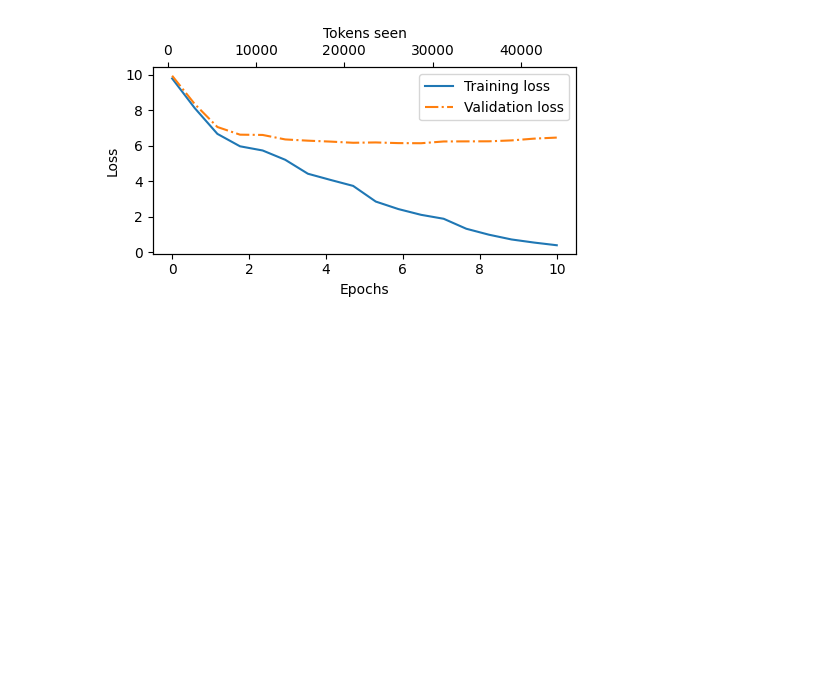
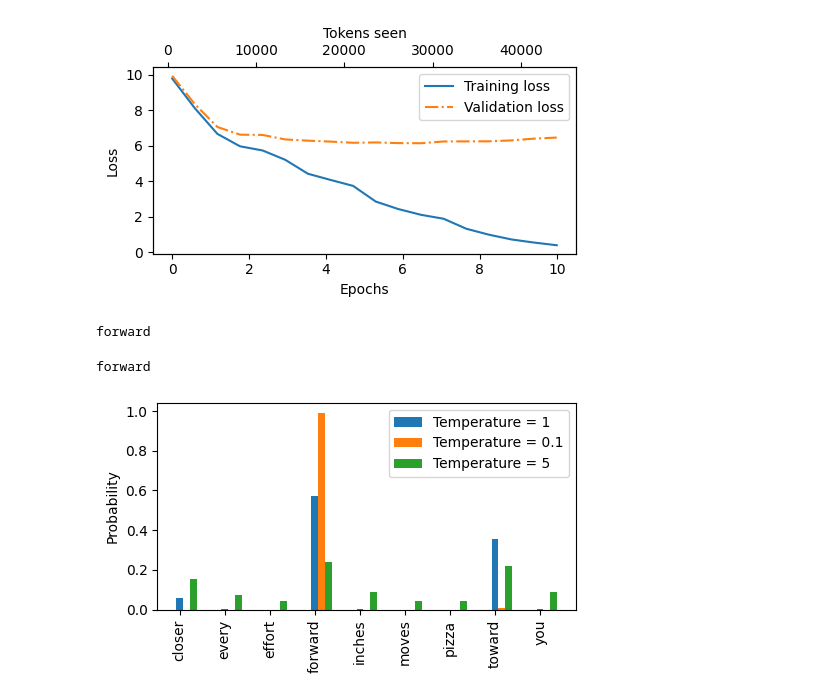
Before and after one commit to sseregit/build-a-large-language-model-challenge, a Jupyter notebook: section05/section05.ipynb, the cells around one changed output. Saved outputs shown, nothing was run; the diff lists cells and outputs as text; code cells hidden in the pictures; blank space fills up the shorter version.

```diff
--- a/section05/section05.ipynb
+++ b/section05/section05.ipynb
@@ -462,0 +477,34 @@ plot_losses(epochs_tensor, tokens_seen, train_losses, val_losses)
+# %%
+vocab = {
+    "closer": 0,
+    "every": 1,
+    "effort": 2,
+    "forward": 3,
+    "inches": 4,
+    "moves": 5,
+    "pizza": 6,
+    "toward": 7,
+    "you": 8,
+}
+
+inverse_vocab = {v: k for k, v in vocab.items()}
+
+# 입력이 "every effort moves you"이고
+# LLM이 다음 토큰을 위해 아래와 같은 로짓을 반환했다 가정
+next_token_logits = torch.tensor(
+    [4.51, 0.89, -1.90, 6.75, 1.63, -1.62, -1.89, 6.28, 1.79]
+)
+
+probas = torch.softmax(next_token_logits, dim=0)
+next_token_id = torch.argmax(probas).item()
+
+# 생성될 토큰은 다음과 같다
+print(inverse_vocab[next_token_id])
+# %% [output]
+forward
+# %%
+torch.manual_seed(123)
+next_token_id = torch.multinomial(probas, num_samples=1).item()
+print(inverse_vocab[next_token_id])
+# %% [output]
+forward
@@ -462,0 +518,29 @@ plot_losses(epochs_tensor, tokens_seen, train_losses, val_losses)
+# %%
+def softmax_with_temperature(logits, temperature):
+  scaled_logits = logits / temperature
+  return torch.softmax(scaled_logits, dim=0)
+
+# 온도 값
+temperatures = [1, 0.1, 5] # 원본, 낮은 온도, 높은 온도
+
+# 스케일을 조정한 확률 계산
+scaled_probas = [softmax_with_temperature(next_token_logits, T) for T in temperatures]
+# %%
+# 그래프 그리기
+x = torch.arange(len(vocab))
+bar_width = 0.15
+
+fig, ax = plt.subplots(figsize=(5,3))
+for i, T in enumerate(temperatures):
+  rects = ax.bar(x + i * bar_width, scaled_probas[i], bar_width, label=f'Temperature = {T}')
+
+ax.set_ylabel('Probability')
+ax.set_xticks(x)
+ax.set_xticklabels(vocab.keys(), rotation=90)
+ax.legend()
+
+plt.tight_layout()
+plt.savefig("temperature-plot.pdf")
+plt.show()
+# %% [output]
+[figure, added]
```
Also changed, not shown: parts of 11 cells of this notebook.
